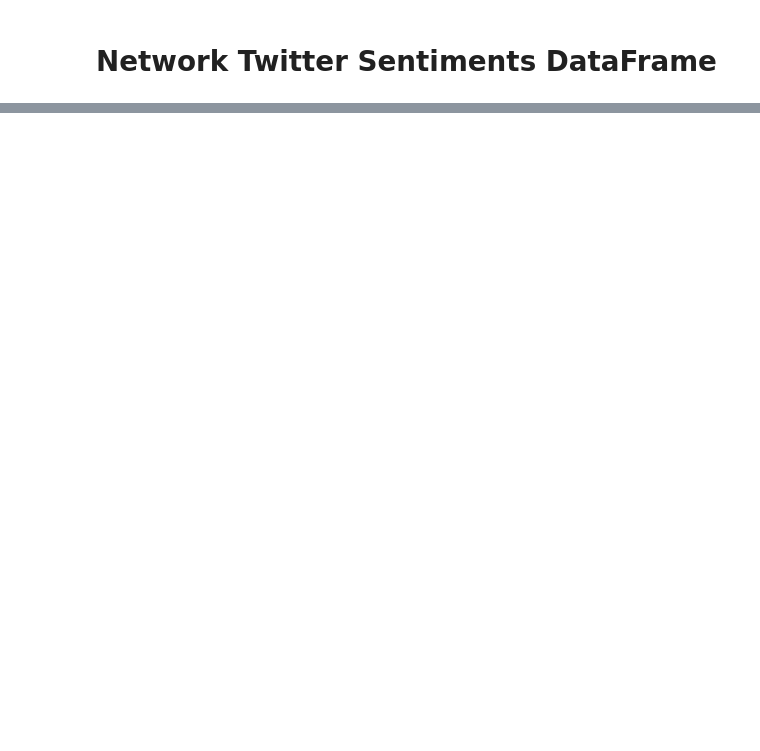
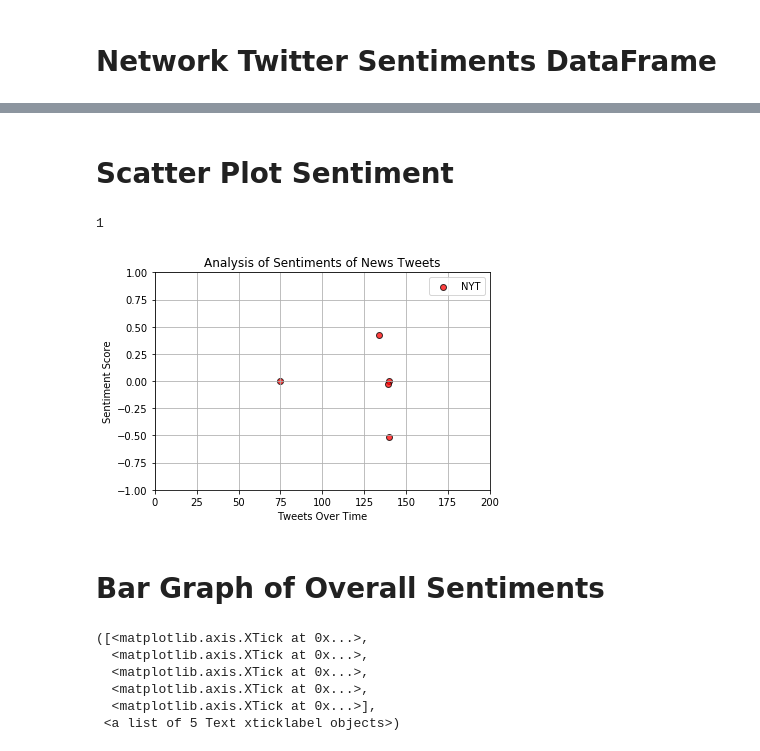
Before and after one commit to FutureGM/Distinguishing_Sentiments, a Jupyter notebook: Distinguishing_Sentiments.ipynb, the cells around one changed output, grey strips where cells are left out. Drawn from its saved outputs; the diff is of its cells as text; code cells hidden in the pictures; blank space fills up the shorter version.

Commit message:
Rough Draft of Twitter Sentiment Skeleton, 2 rough plots

```diff
--- a/Distinguishing_Sentiments.ipynb
+++ b/Distinguishing_Sentiments.ipynb
@@ -214,0 +342,11 @@ End of NYT Scores
+# %%
+nytSentiments_DF = pd.DataFrame({"Compound": compound_list5,
+                            "Positive": positive_list5,
+                            "Neutral": neutral_list5,
+                            "Negative": negative_list5,
+                            "Tweets": tweet_list5,
+                            "Date of Tweet": dates_list5})
+
+print("NYT DataFrame")
+nyt = nytSentiments_DF
+nyt
@@ -214,0 +398,52 @@ End of NYT Scores
+# %% [markdown]
+# Scatter Plot Sentiment
+# %%
+s = len(pd.Series(merge_results["Tweets"][0]))
+pd.to_numeric(s, errors="coerce")
+s
+# %% [output]
+1
+# %%
+#First plot will:
+    #be a scatter plot of sentiments of last 100 tweets
+    #Ranging from -1.0 to 1.0
+    #Scores of 0 is neutral sentiment
+    # -1 most negative sentiment
+    # +1 most positive sentiment
+    #Each plot point will reflect the compound sentiment of a tweet
+    #Sort each plot by a relative timestamp
+
+#Build a scatter plot
+
+#Label Heading
+plt.title("Analysis of Sentiments of News Tweets")
+
+#Axes labels and limits
+plt.ylabel("Sentiment Score")
+plt.ylim(-1, 1)
+plt.xlabel("Tweets Over Time")
+plt.xlim(0, 200)
+# x_axis = np.arange(0, s, 1)
+#Assemble Scatter Plot
+plt.scatter(merge_results["Tweets"],
+            merge_results["Compound"],
+            marker = "o",
+            facecolors="red",
+            edgecolors="black",
+            alpha=0.75)
+
+#Show axis grids
+plt.grid(True)
+#Show legend
+plt.legend({"BBC",
+            "CBS",
+            "CNN",
+            "Fox",
+            "NYT"})
+#Save Plot
+plt.savefig("SentimentAnalysis.png")
+plt.show()
+# %% [output]
+[figure, added]
+# %% [markdown]
+# Bar Graph of Overall Sentiments
@@ -214,0 +458,12 @@ End of NYT Scores
+# %%
+#List where to write x labels and adjust figure size to fit
+plt.figure(figsize=(20,3))
+plt.bar(x_axis, merge_results["Compound"])
+plt.xticks(tick_locations, merge_results["Compound"], rotation="vertical")
+# %% [output]
+([<matplotlib.axis.XTick at 0x...>,
+  <matplotlib.axis.XTick at 0x...>,
+  <matplotlib.axis.XTick at 0x...>,
+  <matplotlib.axis.XTick at 0x...>,
+  <matplotlib.axis.XTick at 0x...>],
+ <a list of 5 Text xticklabel objects>)
```
Also changed, not shown: parts of 12 cells of this notebook, 2 other files.
